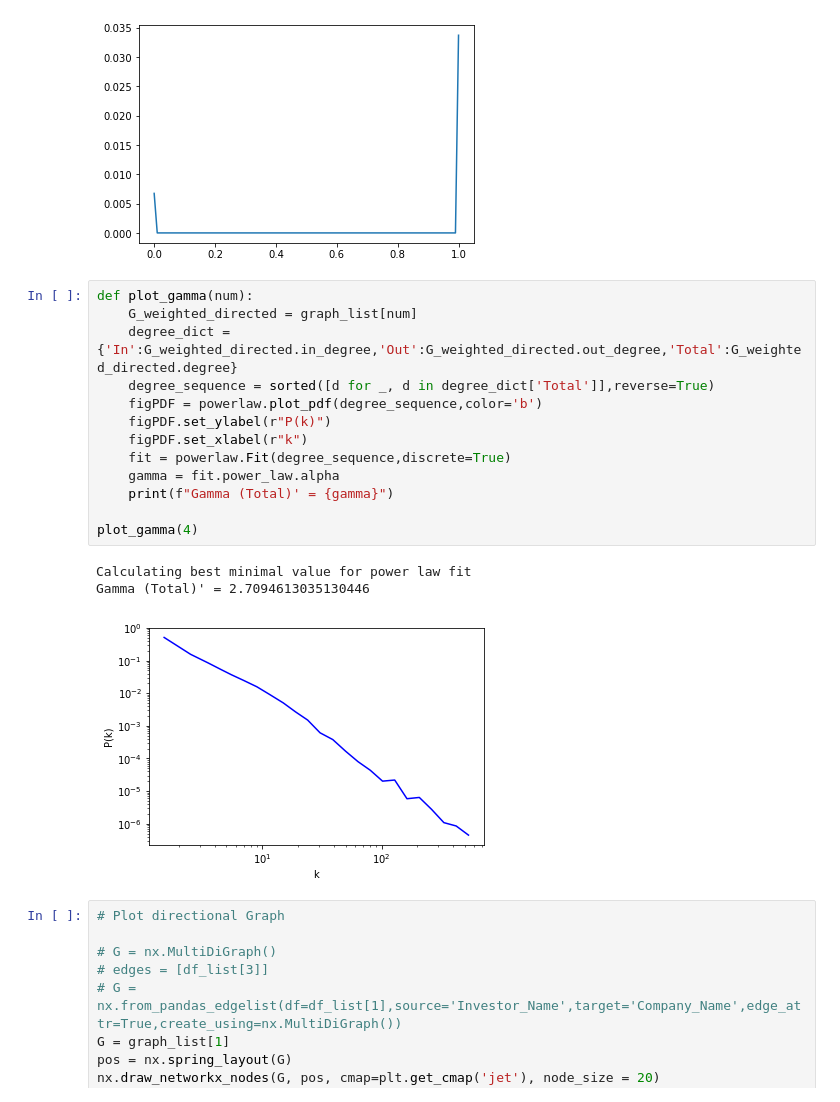
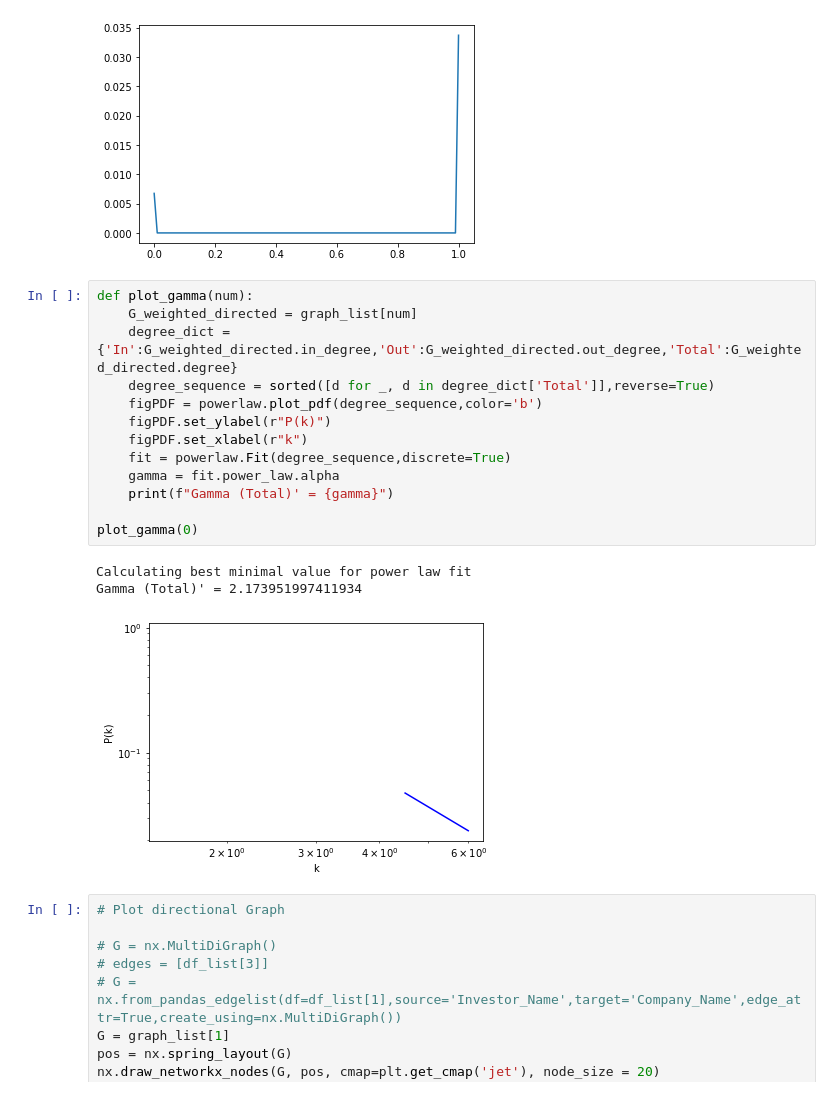
Before and after one commit to omeryefet/Complex_Networks, a Jupyter notebook: Project2022.ipynb, the cells around one changed output. Cells and saved outputs as stored; diff of their text form.

```diff
--- a/Project2022.ipynb
+++ b/Project2022.ipynb
@@ -207,20 +207,20 @@ plt.plot(a,b)
 # %%
 def plot_gamma(num):
     G_weighted_directed = graph_list[num]
     degree_dict = {'In':G_weighted_directed.in_degree,'Out':G_weighted_directed.out_degree,'Total':G_weighted_directed.degree}
     degree_sequence = sorted([d for _, d in degree_dict['Total']],reverse=True)
     figPDF = powerlaw.plot_pdf(degree_sequence,color='b')
     figPDF.set_ylabel(r"P(k)")
     figPDF.set_xlabel(r"k")
     fit = powerlaw.Fit(degree_sequence,discrete=True)
     gamma = fit.power_law.alpha
     print(f"Gamma (Total)' = {gamma}")
 
-plot_gamma(4)
+plot_gamma(0)
 # %% [output]
 Calculating best minimal value for power law fit
-Gamma (Total)' = 2.7094613035130446
+Gamma (Total)' = 2.173951997411934
-[figure, old version]
+[figure, new version]
 # %%
 # Plot directional Graph
 
```
Also changed, not shown: parts of 19 cells of this notebook, 2 other files.
